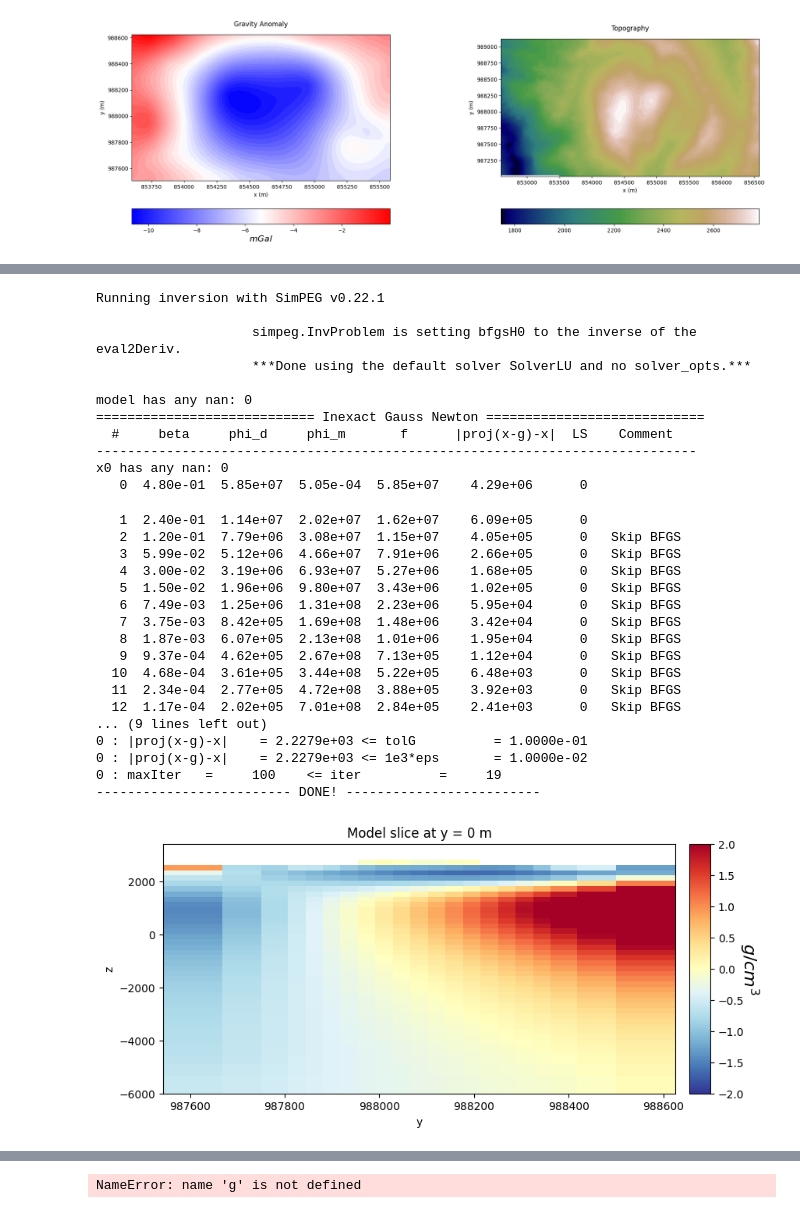
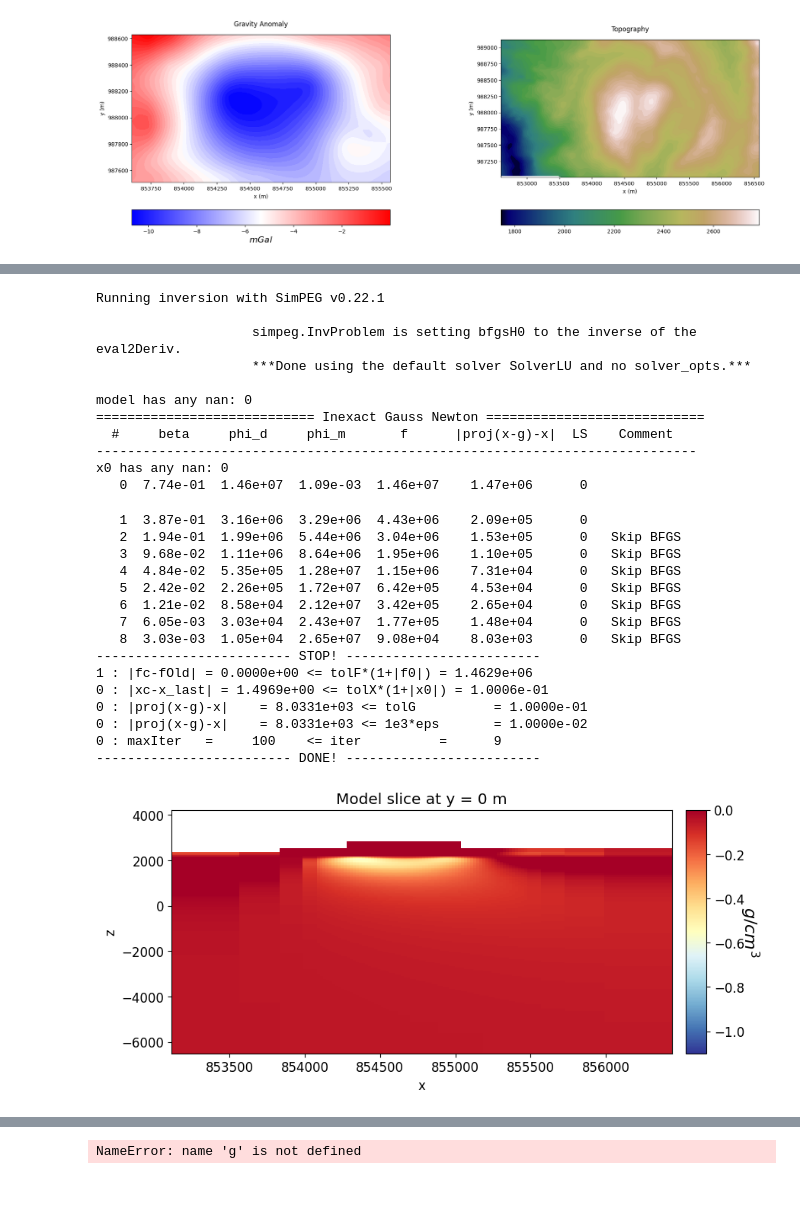
Before and after one commit to GabrielMoreno09/Proyecto_VCM_Modelamiento_Inversion, a Jupyter notebook: Inversion_WLS_dato_real_1_VCM_craig.ipynb, the cells around one changed output, grey strips where cells are left out. Drawn from its saved outputs; the diff is of its cells as text; code cells hidden in the pictures.

```diff
--- a/Inversion_WLS_dato_real_1_VCM_craig.ipynb
+++ b/Inversion_WLS_dato_real_1_VCM_craig.ipynb
@@ -83,7 +85,7 @@ dir_path = os.path.join("Inversion_Datos_Andes", "")  # Ruta a la carpeta descom
 
 # Nombres de los archivos con rutas completas
 topo_filename = os.path.join(dir_path, "Topo_80k_puntos_Andes.txt")
-data_filename = os.path.join(dir_path, "Dato_obs_20k_puntos_Andes_Sup.txt")
+data_filename = os.path.join(dir_path, "Dato_obs_5k_puntos_Andes_Inf.txt")
 
 # Verificación de los archivos
 if os.path.exists(topo_filename):
@@ -242,16 +244,16 @@ data_object = data.Data(survey, dobs=-dobs, standard_deviation=uncertainties)
 
 # Valores con la mitad del detalle (celdas el doble de grandes, mitad de cantidad)
 dx = 20  # 10 × 2
-ncx = 70  # 280 ÷ 4
+ncx = 95  # 280 ÷ 4
 dy = 20  # 6 × 2
-ncy = 33  # 111 ÷ 2 (redondeado)
+ncy = 68  # 111 ÷ 2 (redondeado)
 dz = 62  # 20 × 2
 ncz = 113  # 350 ÷ 2
 dpadh = 4.7  # Se mantiene igual
 exp_h = 1.7  # Se mantiene igual
 
-hx = [(54, dpadh, -exp_h), (dx, ncx), (54, dpadh, exp_h)]
-hy = [(45, dpadh, -exp_h), (dy, ncy), (45, dpadh, exp_h)]
+hx = [(30, dpadh, -exp_h), (dx, ncx), (30, dpadh, exp_h)]
+hy = [(20, dpadh, -exp_h), (dy, ncy), (20, dpadh, exp_h)]
 hz = [(104, dpadh, -exp_h), (dz, ncz), (104, dpadh, exp_h)]
 mesh = TensorMesh([hx, hy, hz], x0=[853114,987043,-6500])
 mesh.plot_grid(color="midnightblue", linewidth=0.1)
@@ -454,55 +456,53 @@ model has any nan: 0
   #     beta     phi_d     phi_m       f      |proj(x-g)-x|  LS    Comment
 -----------------------------------------------------------------------------
 x0 has any nan: 0
-   0  4.80e-01  5.85e+07  5.05e-04  5.85e+07    4.29e+06      0
+   0  7.74e-01  1.46e+07  1.09e-03  1.46e+07    1.47e+06      0
-   1  2.40e-01  1.14e+07  2.02e+07  1.62e+07    6.09e+05      0
-   2  1.20e-01  7.79e+06  3.08e+07  1.15e+07    4.05e+05      0   Skip BFGS
-   3  5.99e-02  5.12e+06  4.66e+07  7.91e+06    2.66e+05      0   Skip BFGS
-   4  3.00e-02  3.19e+06  6.93e+07  5.27e+06    1.68e+05      0   Skip BFGS
-   5  1.50e-02  1.96e+06  9.80e+07  3.43e+06    1.02e+05      0   Skip BFGS
-   6  7.49e-03  1.25e+06  1.31e+08  2.23e+06    5.95e+04      0   Skip BFGS
-   7  3.75e-03  8.42e+05  1.69e+08  1.48e+06    3.42e+04      0   Skip BFGS
-   8  1.87e-03  6.07e+05  2.13e+08  1.01e+06    1.95e+04      0   Skip BFGS
-   9  9.37e-04  4.62e+05  2.67e+08  7.13e+05    1.12e+04      0   Skip BFGS
-  10  4.68e-04  3.61e+05  3.44e+08  5.22e+05    6.48e+03      0   Skip BFGS
-  11  2.34e-04  2.77e+05  4.72e+08  3.88e+05    3.92e+03      0   Skip BFGS
-  12  1.17e-04  2.02e+05  7.01e+08  2.84e+05    2.41e+03      0   Skip BFGS
-... (9 lines left out)
-0 : |proj(x-g)-x|    = 2.2279e+03 <= tolG          = 1.0000e-01
-0 : |proj(x-g)-x|    = 2.2279e+03 <= 1e3*eps       = 1.0000e-02
-0 : maxIter   =     100    <= iter          =     19
+   1  3.87e-01  3.16e+06  3.29e+06  4.43e+06    2.09e+05      0
+   2  1.94e-01  1.99e+06  5.44e+06  3.04e+06    1.53e+05      0   Skip BFGS
+   3  9.68e-02  1.11e+06  8.64e+06  1.95e+06    1.10e+05      0   Skip BFGS
+   4  4.84e-02  5.35e+05  1.28e+07  1.15e+06    7.31e+04      0   Skip BFGS
+   5  2.42e-02  2.26e+05  1.72e+07  6.42e+05    4.53e+04      0   Skip BFGS
+   6  1.21e-02  8.58e+04  2.12e+07  3.42e+05    2.65e+04      0   Skip BFGS
+   7  6.05e-03  3.03e+04  2.43e+07  1.77e+05    1.48e+04      0   Skip BFGS
+   8  3.03e-03  1.05e+04  2.65e+07  9.08e+04    8.03e+03      0   Skip BFGS
+------------------------- STOP! -------------------------
+1 : |fc-fOld| = 0.0000e+00 <= tolF*(1+|f0|) = 1.4629e+06
+0 : |xc-x_last| = 1.4969e+00 <= tolX*(1+|x0|) = 1.0006e-01
+0 : |proj(x-g)-x|    = 8.0331e+03 <= tolG          = 1.0000e-01
+0 : |proj(x-g)-x|    = 8.0331e+03 <= 1e3*eps       = 1.0000e-02
+0 : maxIter   =     100    <= iter          =      9
 ------------------------- DONE! -------------------------
 # %%
 # Plot Recovered Model
 fig = plt.figure(figsize=(9, 4))
 ax1 = fig.add_axes([0.1, 0.1, 0.73, 0.8])
 
 
 norm = mpl.colors.Normalize(
     vmin=-np.max(np.abs(recovered_tensor_model)), vmax=-np.min(np.abs(recovered_tensor_model))
     )
 
-norm = mpl.colors.Normalize(vmin=-2.0, vmax=2.0)
+norm = mpl.colors.Normalize(vmin=0.0, vmax=-1.0)
 
 mesh.plot_slice(
     tensor_plotting_map * recovered_tensor_model,
-    normal="x",
+    normal="y",
     ax=ax1,
-    ind=int(mesh.shape_cells[0] / 2),
+    ind=int(mesh.shape_cells[1] / 2),
     grid=False,
     pcolor_opts={"cmap": mpl.cm.RdYlBu_r, "norm": norm},
 )
 ax1.set_title("Model slice at y = 0 m")
 
 ax2 = fig.add_axes([0.85, 0.1, 0.03, 0.8])
 cbar = mpl.colorbar.ColorbarBase(
     ax2, norm=norm, orientation="vertical", cmap=mpl.cm.RdYlBu_r
 )
 cbar.set_label("$g/cm^3$", rotation=270, labelpad=15, size=16)
 
 plt.show()
 # %% [output]
-[figure, old version]
+[figure, new version]
 # %%
 #Plotear el valor predicho
 dpred = (-inv_prob_L2.dpred)
```
Also changed, not shown: parts of 21 cells of this notebook, 4 other files.
